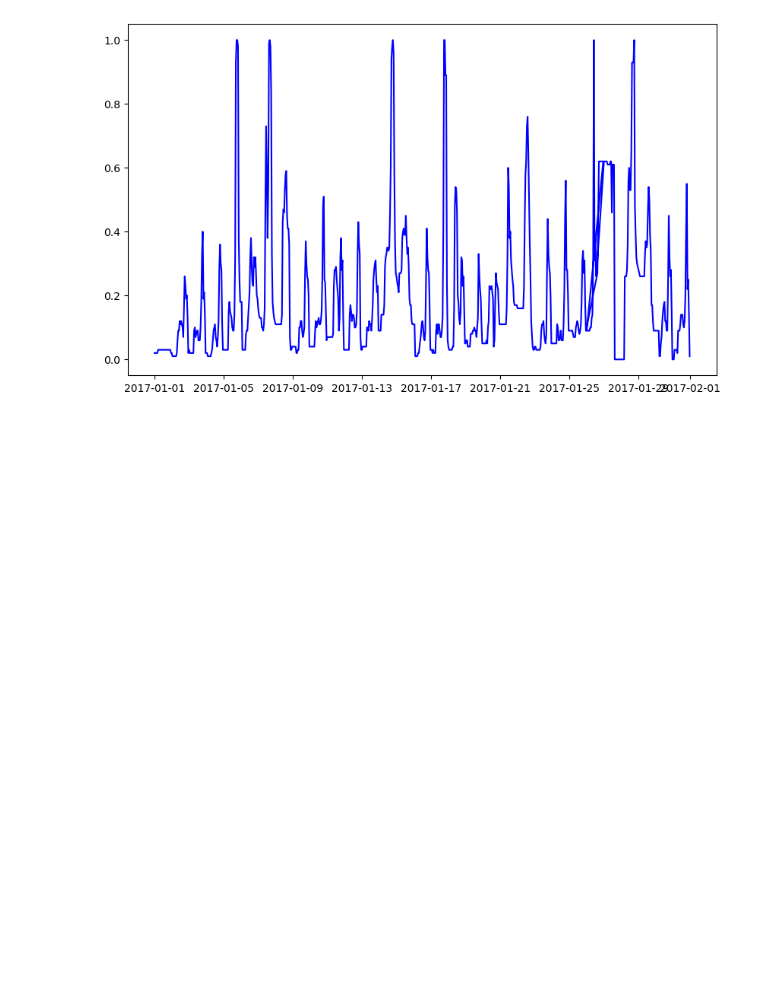
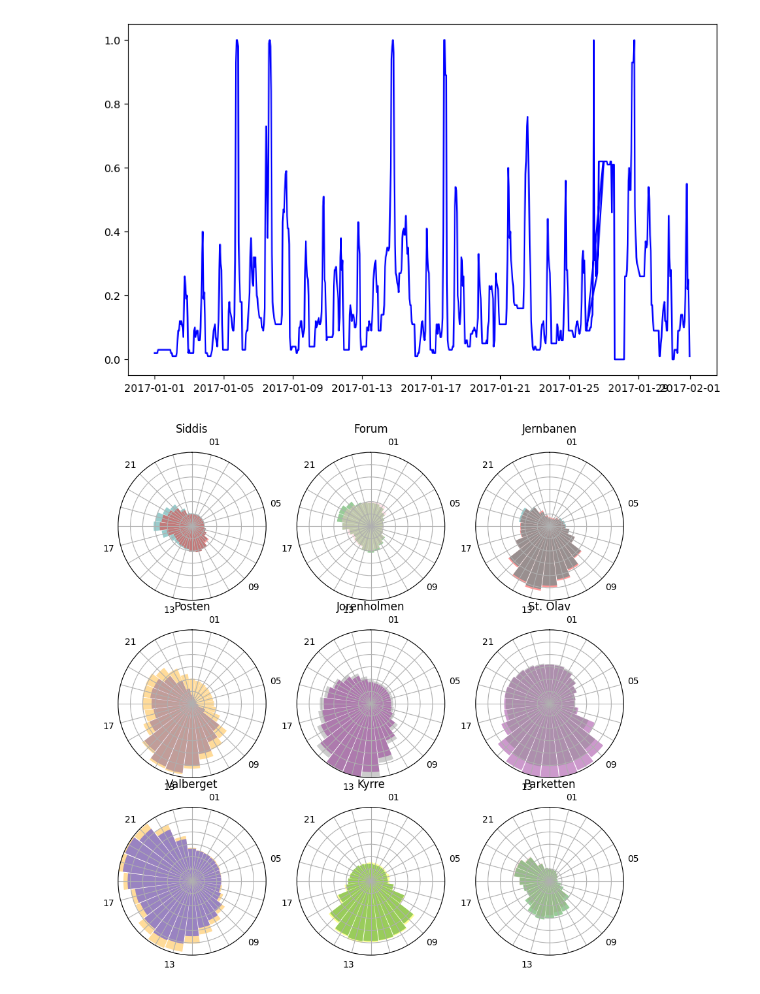
Before and after one commit to lenelise/stavanger_parkinglots, a Jupyter notebook: parking.ipynb, the cells around one changed output. Cells and saved outputs as stored; diff of their text form; code cells hidden in the pictures; blank space fills up the shorter version.

```diff
--- a/parking.ipynb
+++ b/parking.ipynb
@@ -214,4 +260,33 @@ ax.plot(x1,y1,'b')
 plt.show()
 # %% [output]
 [figure]
+# %%
+fig, ax = plt.subplots(3,3,figsize=(10,10), subplot_kw={'projection': 'polar'}, squeeze=False)
+
+i = 0
+j = 0
+for k in range(9):
+    ax[i,j].bar(angles, parkinglots_hourly_avg_2017[k].values, width=0.25, color=colors[k], alpha=0.4, label=parkinglots[k]) #alpha styrer gjennomsiktighetsgraden
+    ax[i,j].bar(angles, parkinglots_hourly_avg_2018[k].values, width=0.25, color=colors2[k], alpha=0.4, label=parkinglots[k]) #alpha styrer gjennomsiktighetsgraden
+    ax[i,j].set_title(parkinglots[k])
+
+    ax[i,j].set_xticks(angles)
+    ax[i,j].set_xticklabels(hours_every_four)
+    # ax[i,j].set_xticklabels([])
+    ax[i,j].set_yticklabels([])
+
+    ax[i,j].set_rlim(0,0.6) #fixing the r-axis so all subplots have the same
+
+    ax[i,j].set_theta_direction(-1)       # Clockwise
+    ax[i,j].set_theta_zero_location("N")  # 12 o'clock starts at top
+
+    j += 1
+
+    if j == 3:
+        i += 1
+        j = 0
+
+plt.show()
+# %% [output]
+[figure, added]
 # %% [markdown]
```
Also changed, not shown: parts of 18 cells of this notebook.
